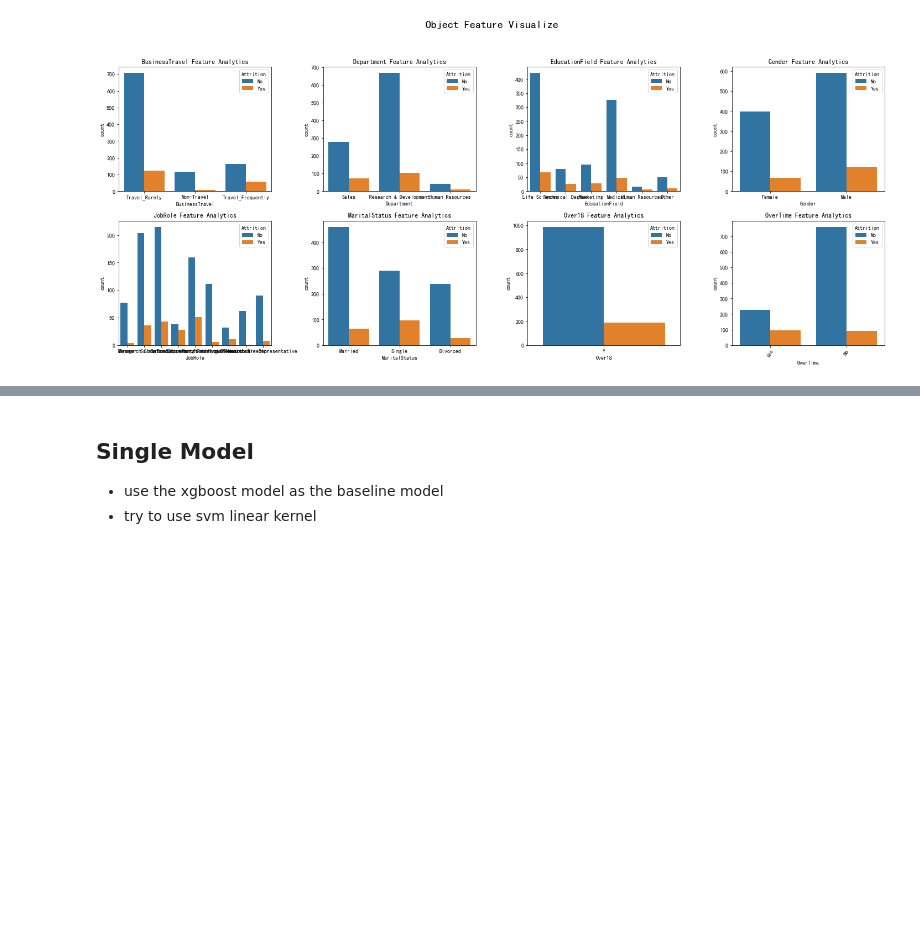
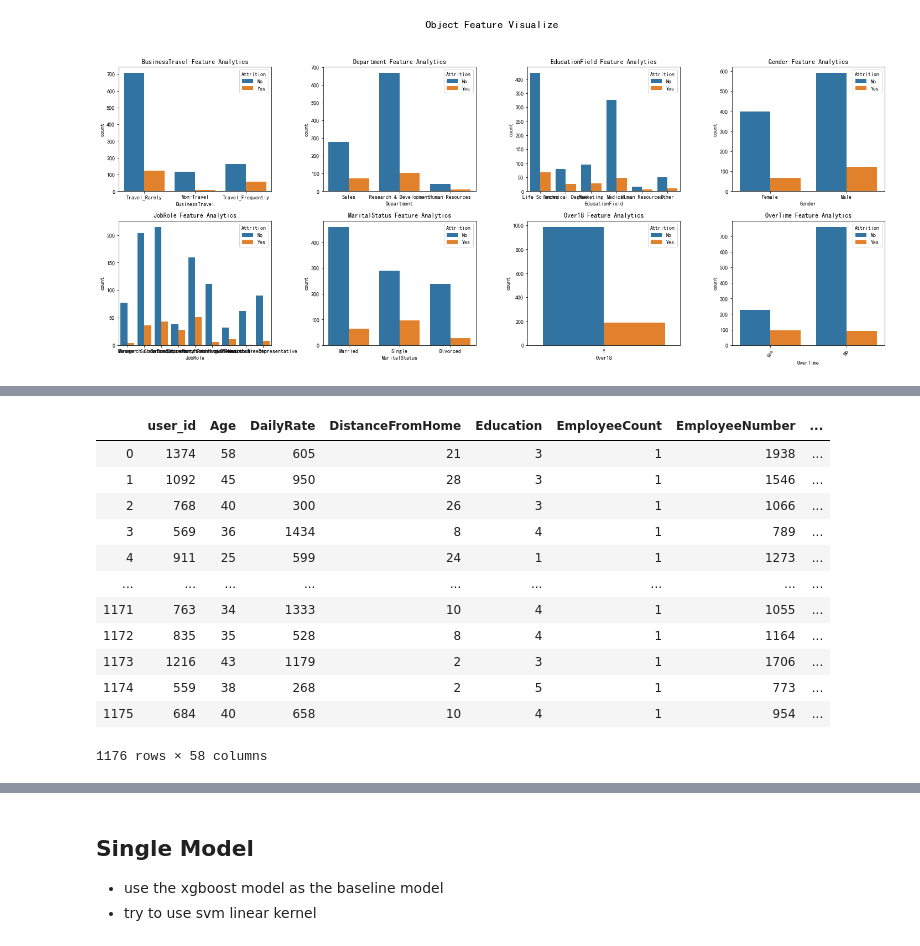
Before and after one commit to thinksee/Learning-Kaggle-with-Python, a Jupyter notebook: rs6-attrition-predict/StackingSampling.ipynb, the cells around one changed output, grey strips where cells are left out. Saved outputs shown, nothing was run; the diff lists cells and outputs as text; code cells hidden in the pictures; blank space fills up the shorter version.

```diff
--- a/rs6-attrition-predict/StackingSampling.ipynb
+++ b/rs6-attrition-predict/StackingSampling.ipynb
@@ -512,0 +626,16 @@ def extract_features_v2(df, is_train=False):
+# %%
+pd.get_dummies(train).reset_index(drop=True)
+# %% [output]
+|  | user_id | Age | DailyRate | DistanceFromHome | Education | EmployeeCount | EmployeeNumber | ... |
+| 0 | 1374 | 58 | 605 | 21 | 3 | 1 | 1938 | ... |
+| 1 | 1092 | 45 | 950 | 28 | 3 | 1 | 1546 | ... |
+| 2 | 768 | 40 | 300 | 26 | 3 | 1 | 1066 | ... |
+| 3 | 569 | 36 | 1434 | 8 | 4 | 1 | 789 | ... |
+| 4 | 911 | 25 | 599 | 24 | 1 | 1 | 1273 | ... |
+| ... | ... | ... | ... | ... | ... | ... | ... | ... |
+| 1171 | 763 | 34 | 1333 | 10 | 4 | 1 | 1055 | ... |
+| 1172 | 835 | 35 | 528 | 8 | 4 | 1 | 1164 | ... |
+| 1173 | 1216 | 43 | 1179 | 2 | 3 | 1 | 1706 | ... |
+| 1174 | 559 | 38 | 268 | 2 | 5 | 1 | 773 | ... |
+| 1175 | 684 | 40 | 658 | 10 | 4 | 1 | 954 | ... |
+1176 rows × 58 columns
```
Also changed, not shown: parts of 44 cells of this notebook, 17 other files.
